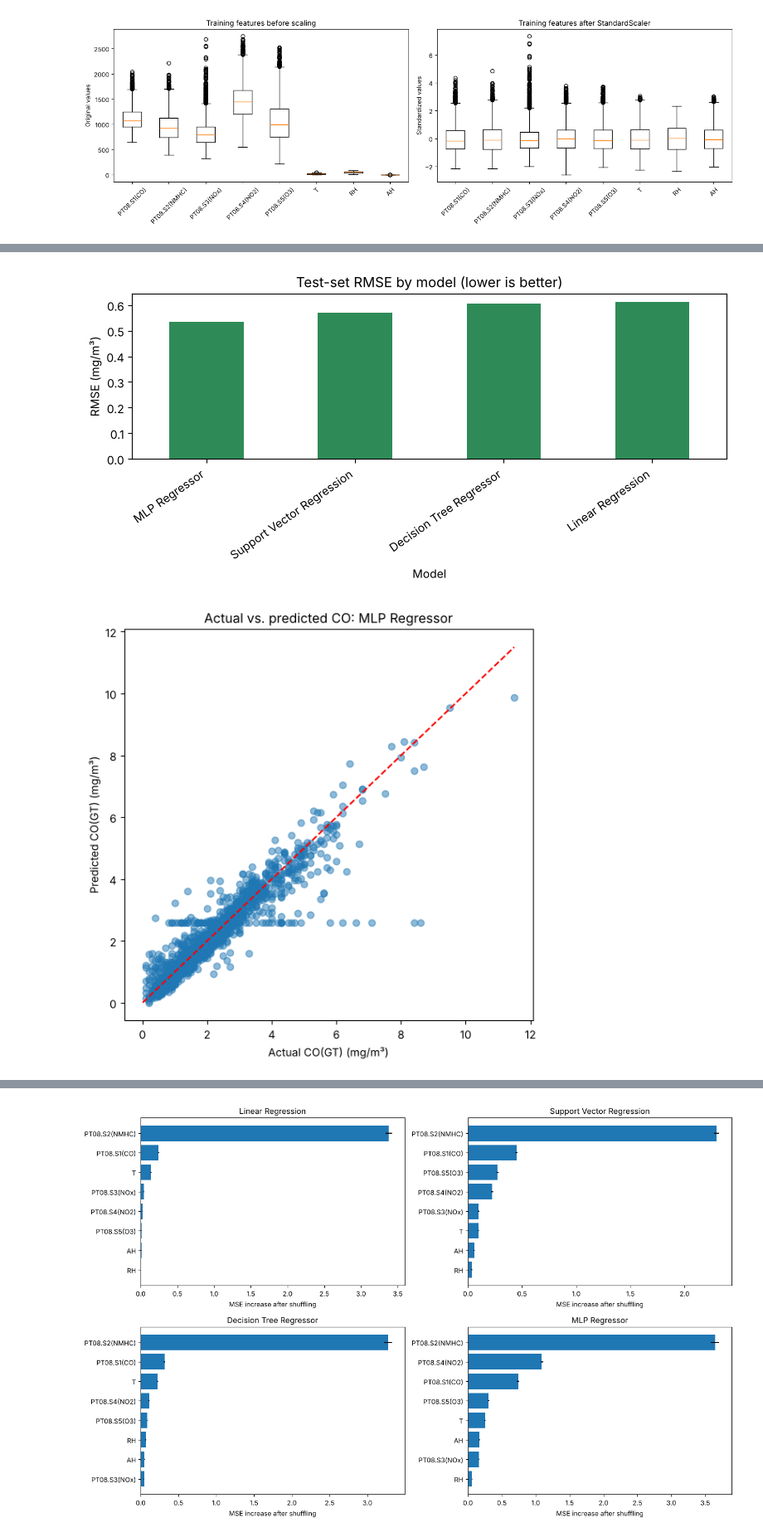
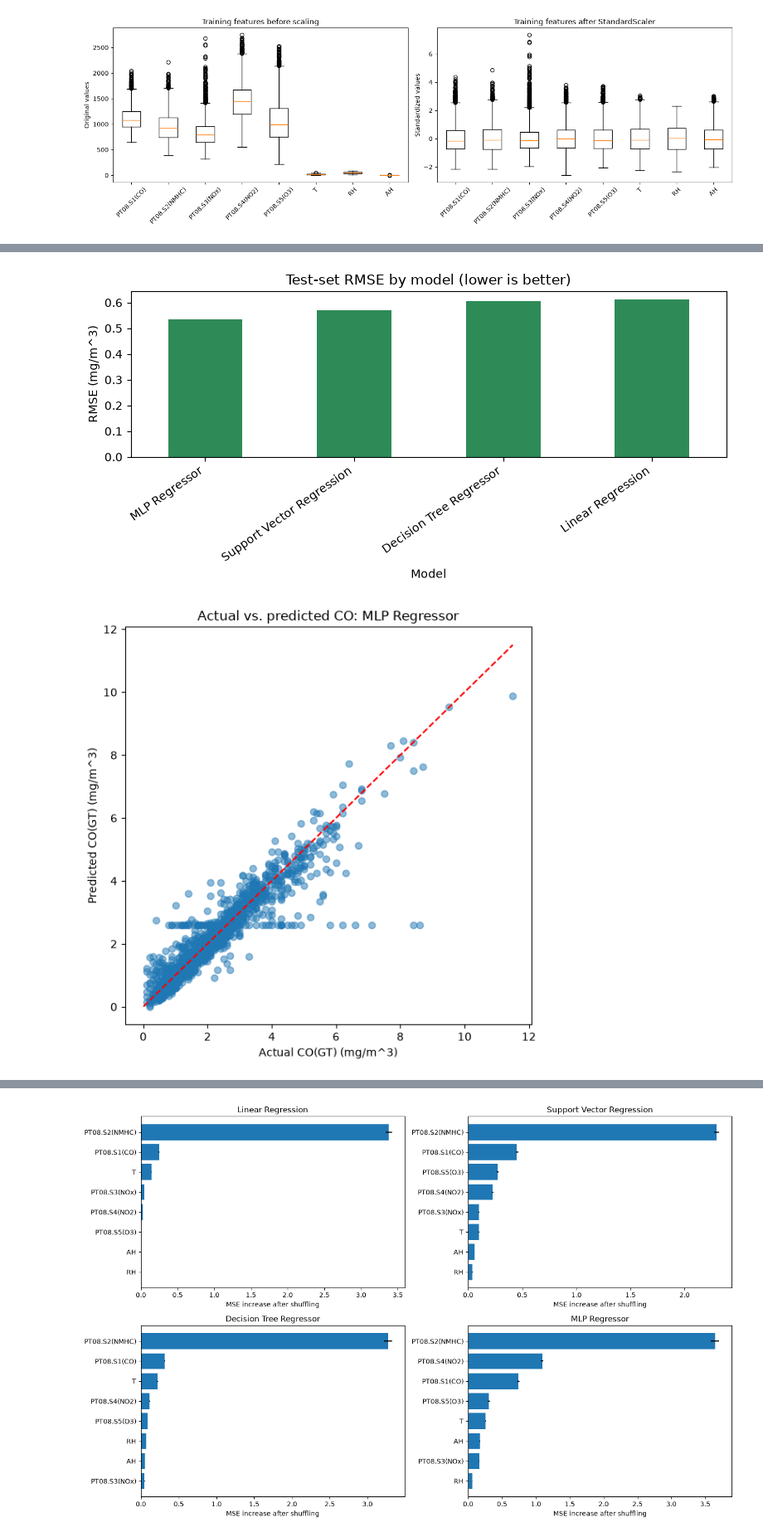
Before and after one commit to ghonilcloud/ML_Assignment_1, a Jupyter notebook: Regression/2.ipynb, the cells around one changed output, grey strips where cells are left out. Shown at 83% size. Drawn from its saved outputs; the diff is of its cells as text; code cells hidden in the pictures.

```diff
--- a/Regression/2.ipynb
+++ b/Regression/2.ipynb
@@ -319,6 +319,13 @@ models = {
     ),
 }
 
+def make_model_pipeline(model):
+    return Pipeline([
+        ("imputer", SimpleImputer(strategy="median")),
+        ("scaler", StandardScaler()),
+        ("model", model),
+    ])
+
 cross_validation = KFold(
     n_splits=5,
     shuffle=True,
@@ -328,14 +335,8 @@ cross_validation = KFold(
 cv_results = []
 
 for model_name, model in models.items():
-    pipeline = Pipeline([
-        ("imputer", SimpleImputer(strategy="median")),
-        ("scaler", StandardScaler()),
-        ("model", model),
-    ])
-
     scores = cross_validate(
-        pipeline,
+        make_model_pipeline(model),
         X_train,
         y_train,
         cv=cross_validation,
@@ -357,9 +358,8 @@ for model_name, model in models.items():
         "CV MSE standard deviation": fold_mse.std(),
         "Mean CV RMSE": fold_rmse.mean(),
         "Mean CV MAE": fold_mae.mean(),
-        "Mean CV R²": fold_r2.mean(),
-        "CV R² standard deviation": fold_r2.std(),
+        "Mean CV R2": fold_r2.mean(),
+        "CV R2 standard deviation": fold_r2.std(),
     })
 
 cv_table = pd.DataFrame(cv_results).set_index("Model").round(4)
-display(cv_table)
@@ -376,11 +369,7 @@ fitted_pipelines = {}
 test_predictions = {}
 
 for model_name, model in models.items():
-    pipeline = Pipeline([
-        ("imputer", SimpleImputer(strategy="median")),
-        ("scaler", StandardScaler()),
-        ("model", model),
-    ])
+    pipeline = make_model_pipeline(model)
 
     pipeline.fit(X_train, y_train)
     fitted_pipelines[model_name] = pipeline
@@ -394,7 +383,7 @@ for model_name, model in models.items():
         "Test MSE": mse,
         "Test RMSE": np.sqrt(mse),
         "Test MAE": mean_absolute_error(y_test, predictions),
-        "Test R²": r2_score(y_test, predictions),
+        "Test R2": r2_score(y_test, predictions),
     })
 
 test_table = (
@@ -403,5 +392,3 @@ test_table = (
     .sort_values("Test RMSE")
     .round(4)
 )
-
-display(test_table)
@@ -420,36 +400,36 @@ test_table["Test RMSE"].sort_values().plot(
 )
 
 plt.title("Test-set RMSE by model (lower is better)")
-plt.ylabel("RMSE (mg/m³)")
+plt.ylabel("RMSE (mg/m^3)")
 plt.xlabel("Model")
 plt.xticks(rotation=35, ha="right")
 plt.tight_layout()
 plt.show()
 # %% [output]
-[figure, old version]
+[figure, new version]
 # %%
 model_to_plot = "MLP Regressor"
 predictions = test_predictions[model_to_plot]
 
 minimum_value = min(y_test.min(), predictions.min())
 maximum_value = max(y_test.max(), predictions.max())
 
 plt.figure(figsize=(6, 6))
 plt.scatter(y_test, predictions, alpha=0.5)
 plt.plot(
     [minimum_value, maximum_value],
     [minimum_value, maximum_value],
     color="red",
     linestyle="--",
 )
 
 plt.title(f"Actual vs. predicted CO: {model_to_plot}")
-plt.xlabel("Actual CO(GT) (mg/m³)")
-plt.ylabel("Predicted CO(GT) (mg/m³)")
+plt.xlabel("Actual CO(GT) (mg/m^3)")
+plt.ylabel("Predicted CO(GT) (mg/m^3)")
 plt.tight_layout()
 plt.show()
 # %% [output]
-[figure, old version]
+[figure, new version]
 # %%
 fig, ax = plt.subplots(figsize=(14, 3))
 ax.hist(y_train, bins=40, color="tab:blue", edgecolor="black", linewidth=0.4)
```
Also changed, not shown: parts of 8 cells of this notebook.
